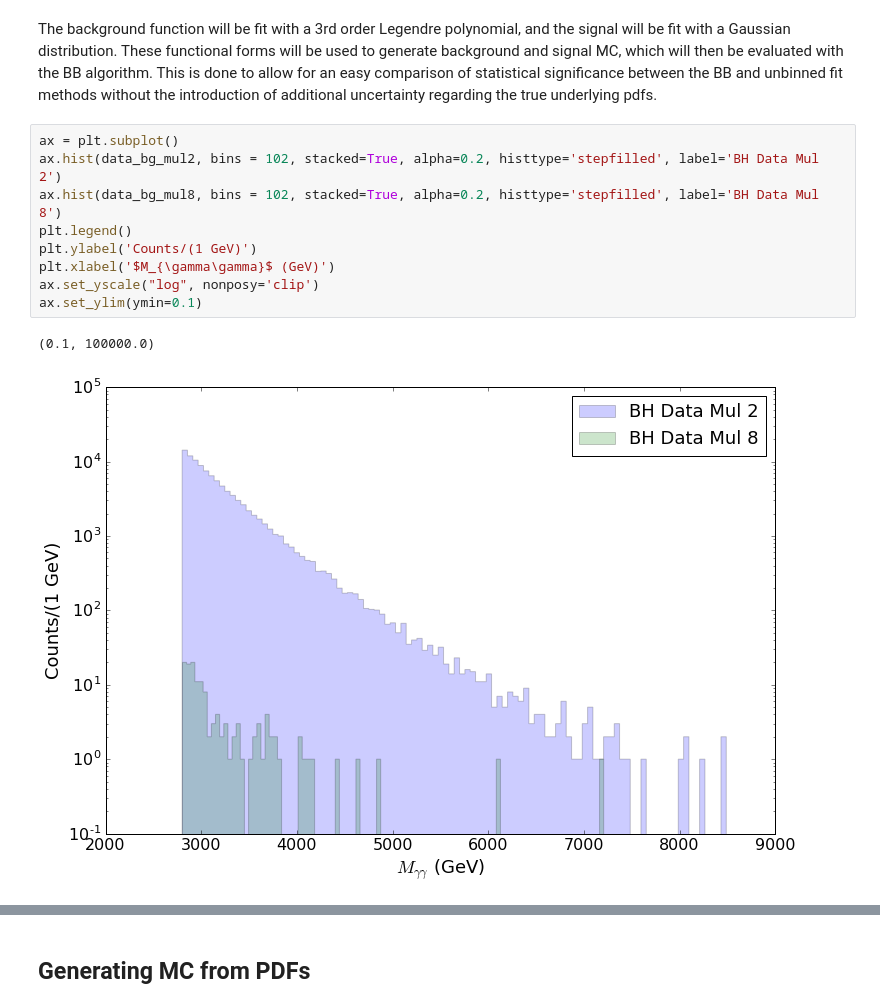
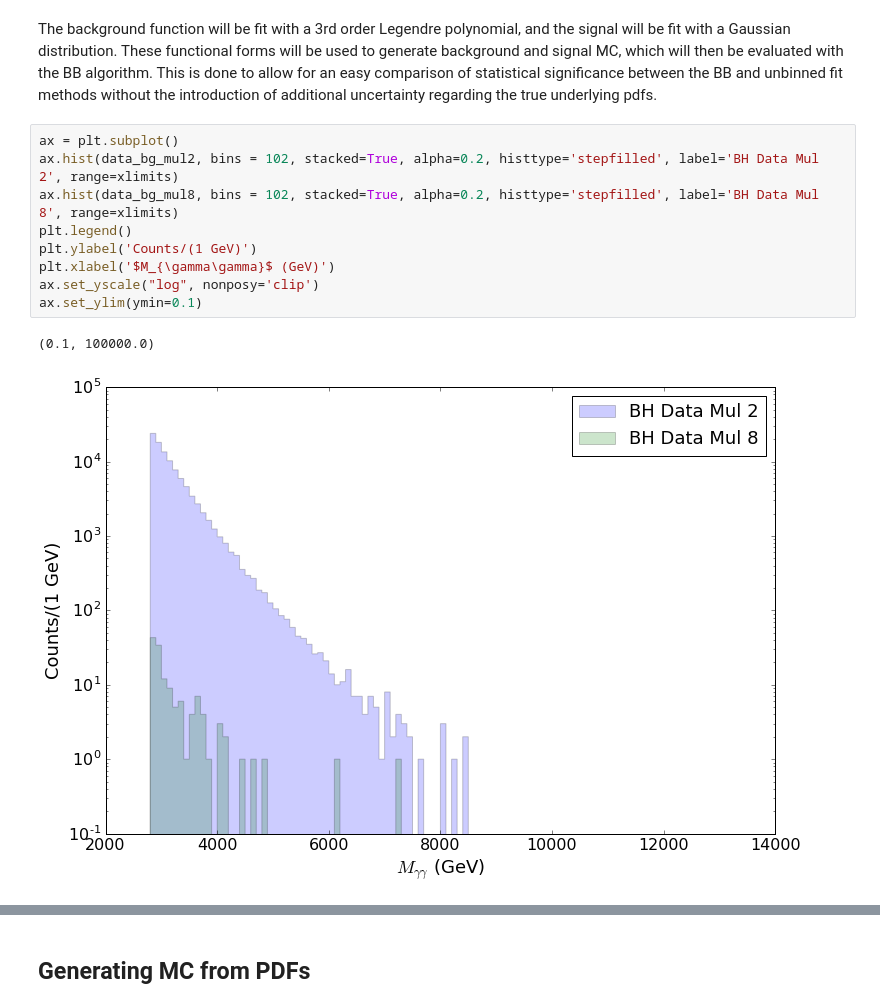
Before and after one commit to pollackscience/BayesianBlocks, a Jupyter notebook: bb/hep/bh_writeup.ipynb, the cells around one changed output, grey strips where cells are left out. Saved outputs shown, nothing was run; the diff lists cells and outputs as text.

```diff
--- a/bb/hep/bh_writeup.ipynb
+++ b/bb/hep/bh_writeup.ipynb
@@ -42,15 +42,15 @@ binning = (xlimits[1]-xlimits[0])/nbins
 The background function will be fit with a 3rd order Legendre polynomial, and the signal will be fit with a Gaussian distribution.  These functional forms will be used to generate background and signal MC, which will then be evaluated with the BB algorithm.  This is done to allow for an easy comparison of statistical significance between the BB and unbinned fit methods without the introduction of additional uncertainty regarding the true underlying pdfs.
 # %%
 ax = plt.subplot()
-ax.hist(data_bg_mul2, bins = 102, stacked=True, alpha=0.2, histtype='stepfilled', label='BH Data Mul 2')
-ax.hist(data_bg_mul8, bins = 102, stacked=True, alpha=0.2, histtype='stepfilled', label='BH Data Mul 8')
+ax.hist(data_bg_mul2, bins = 102, stacked=True, alpha=0.2, histtype='stepfilled', label='BH Data Mul 2', range=xlimits)
+ax.hist(data_bg_mul8, bins = 102, stacked=True, alpha=0.2, histtype='stepfilled', label='BH Data Mul 8', range=xlimits)
 plt.legend()
 plt.ylabel('Counts/(1 GeV)')
 plt.xlabel('$M_{\gamma\gamma}$ (GeV)')
 ax.set_yscale("log", nonposy='clip')
 ax.set_ylim(ymin=0.1)
 # %% [output]
 (0.1, 100000.0)
-[figure, old version]
+[figure, new version]
 # %%
 bg_model = ff.Model(bh_tools.bg_pdf, ['alpha', 'beta', 'gamma'])
```
Also changed, not shown: parts of 15 cells of this notebook, 1 other file.
